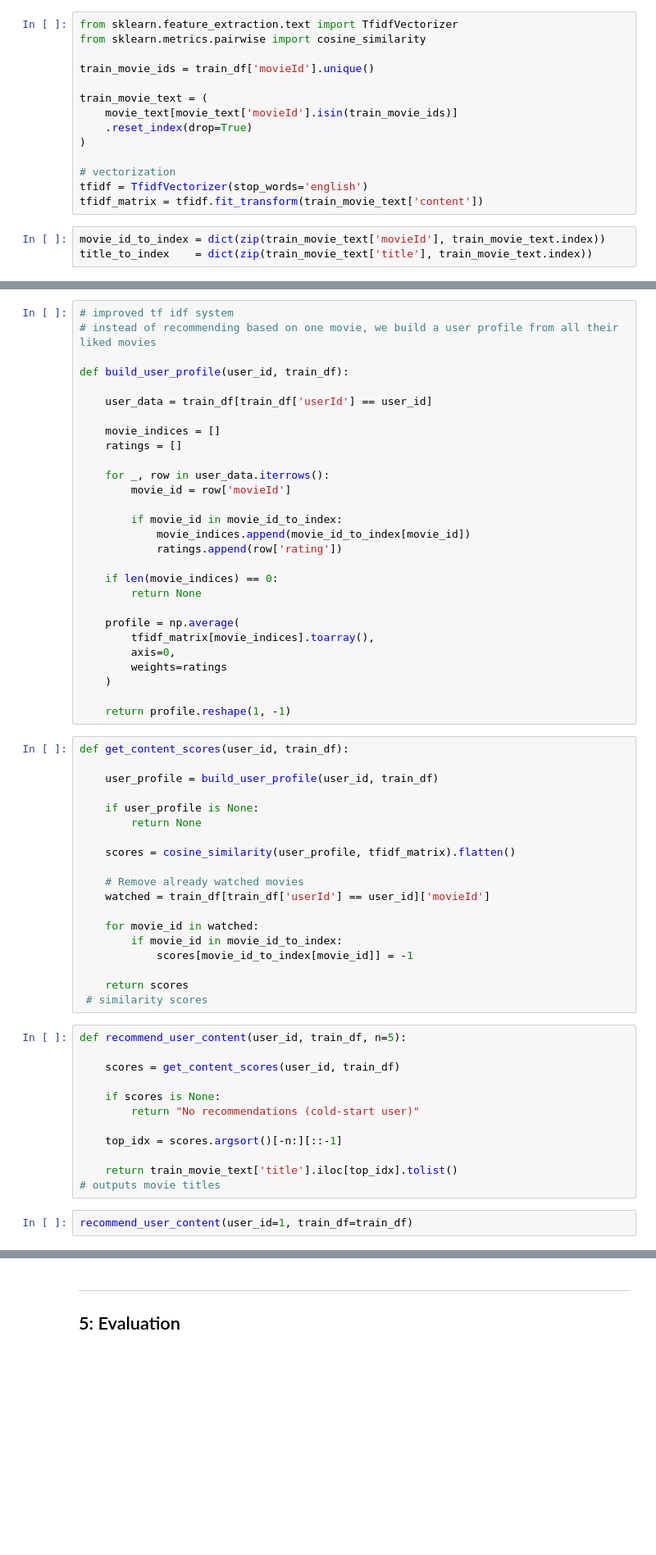
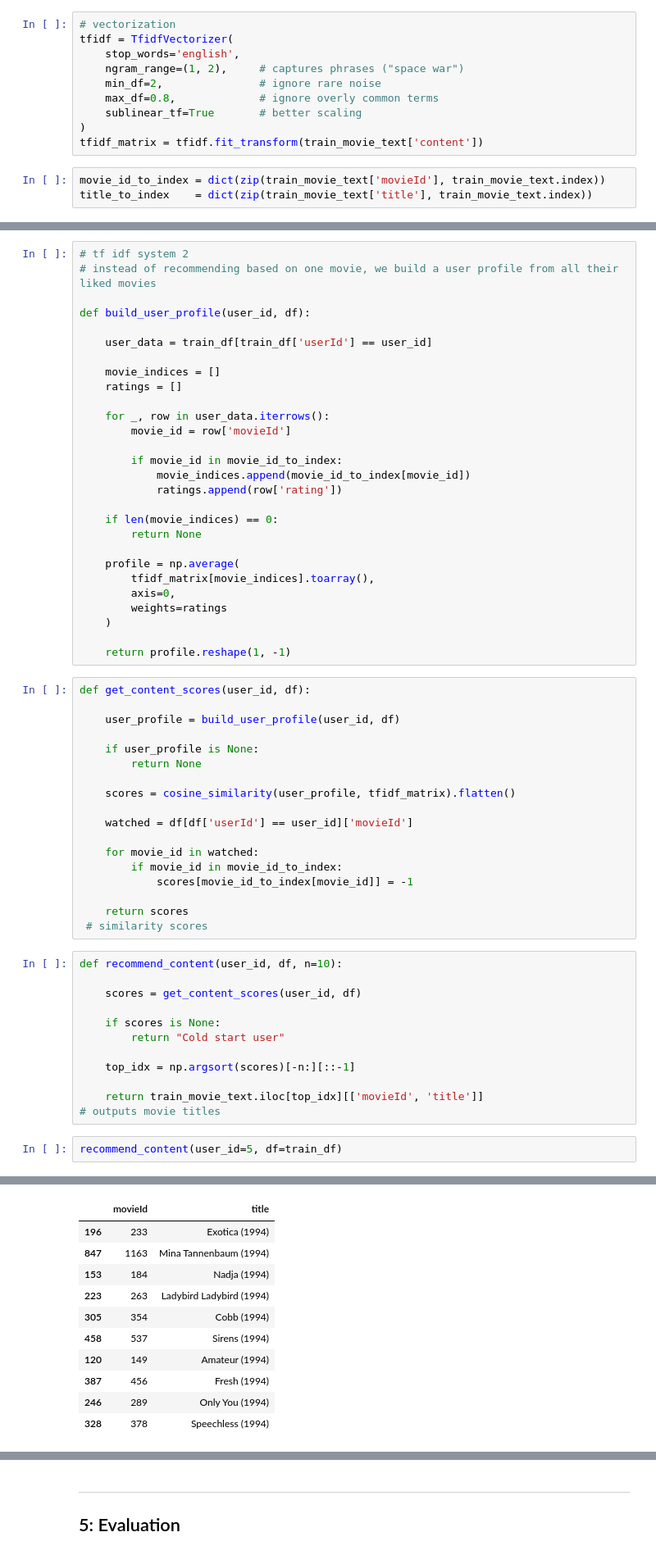
Before and after one commit to just-mawi/Group1_Phase4, a Jupyter notebook: movies.ipynb, the cells around one changed output, grey strips where cells are left out. Shown at 82% size. Cells and saved outputs as stored; diff of their text form; blank space fills up the shorter version.

```diff
--- a/movies.ipynb
+++ b/movies.ipynb
@@ -897,16 +819,12 @@ train_df, test_df = train_test_split(
 # %%
-from sklearn.feature_extraction.text import TfidfVectorizer
-from sklearn.metrics.pairwise import cosine_similarity
-
-train_movie_ids = train_df['movieId'].unique()
-
-train_movie_text = (
-    movie_text[movie_text['movieId'].isin(train_movie_ids)]
-    .reset_index(drop=True)
+# vectorization
+tfidf = TfidfVectorizer(
+    stop_words='english',
+    ngram_range=(1, 2),     # captures phrases ("space war")
+    min_df=2,               # ignore rare noise
+    max_df=0.8,             # ignore overly common terms
+    sublinear_tf=True       # better scaling
 )
-
-# vectorization
-tfidf = TfidfVectorizer(stop_words='english')
 tfidf_matrix = tfidf.fit_transform(train_movie_text['content'])
 # %%
 movie_id_to_index = dict(zip(train_movie_text['movieId'], train_movie_text.index))
@@ -938,8 +854,8 @@ recommend_similar_movies("Toy Story (1995)")
 # %%
-# improved tf idf system
+# tf idf system 2
 # instead of recommending based on one movie, we build a user profile from all their liked movies
 
-def build_user_profile(user_id, train_df):
+def build_user_profile(user_id, df):
 
     user_data = train_df[train_df['userId'] == user_id]
 
@@ -964,17 +880,16 @@ def build_user_profile(user_id, train_df):
 
     return profile.reshape(1, -1)
 # %%
-def get_content_scores(user_id, train_df):
+def get_content_scores(user_id, df):
 
-    user_profile = build_user_profile(user_id, train_df)
+    user_profile = build_user_profile(user_id, df)
 
     if user_profile is None:
         return None
 
     scores = cosine_similarity(user_profile, tfidf_matrix).flatten()
 
-    # Remove already watched movies
-    watched = train_df[train_df['userId'] == user_id]['movieId']
+    watched = df[df['userId'] == user_id]['movieId']
 
     for movie_id in watched:
         if movie_id in movie_id_to_index:
@@ -983,17 +898,17 @@ def get_content_scores(user_id, train_df):
     return scores
  # similarity scores
 # %%
-def recommend_user_content(user_id, train_df, n=5):
+def recommend_content(user_id, df, n=10):
 
-    scores = get_content_scores(user_id, train_df)
+    scores = get_content_scores(user_id, df)
 
     if scores is None:
-        return "No recommendations (cold-start user)"
+        return "Cold start user"
 
-    top_idx = scores.argsort()[-n:][::-1]
+    top_idx = np.argsort(scores)[-n:][::-1]
 
-    return train_movie_text['title'].iloc[top_idx].tolist()
+    return train_movie_text.iloc[top_idx][['movieId', 'title']]
 # outputs movie titles
 # %%
-recommend_user_content(user_id=1, train_df=train_df)
+recommend_content(user_id=5, df=train_df)
 # %% [output]
@@ -1004,0 +915,11 @@ recommend_user_content(user_id=1, train_df=train_df)
+|  | movieId | title |
+| 196 | 233 | Exotica (1994) |
+| 847 | 1163 | Mina Tannenbaum (1994) |
+| 153 | 184 | Nadja (1994) |
+| 223 | 263 | Ladybird Ladybird (1994) |
+| 305 | 354 | Cobb (1994) |
+| 458 | 537 | Sirens (1994) |
+| 120 | 149 | Amateur (1994) |
+| 387 | 456 | Fresh (1994) |
+| 246 | 289 | Only You (1994) |
+| 328 | 378 | Speechless (1994) |
```
Also changed, not shown: parts of 60 cells of this notebook.
